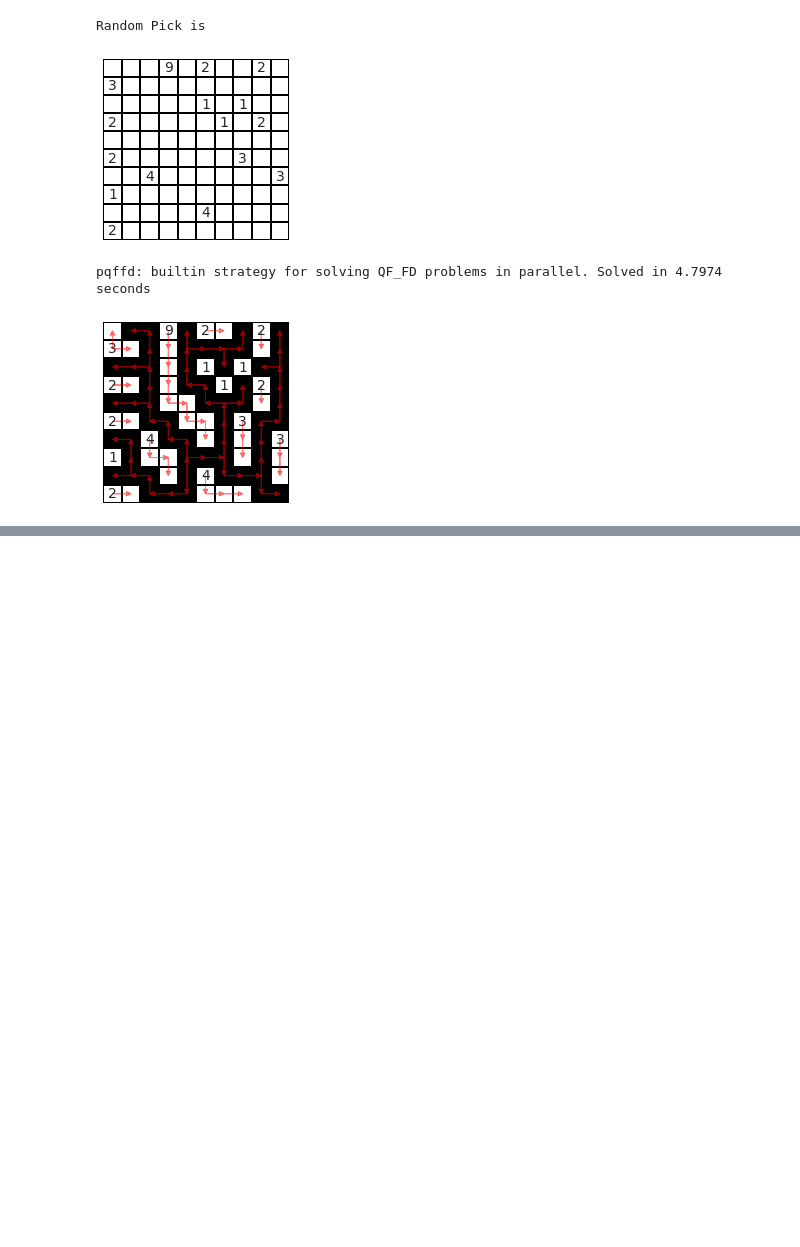
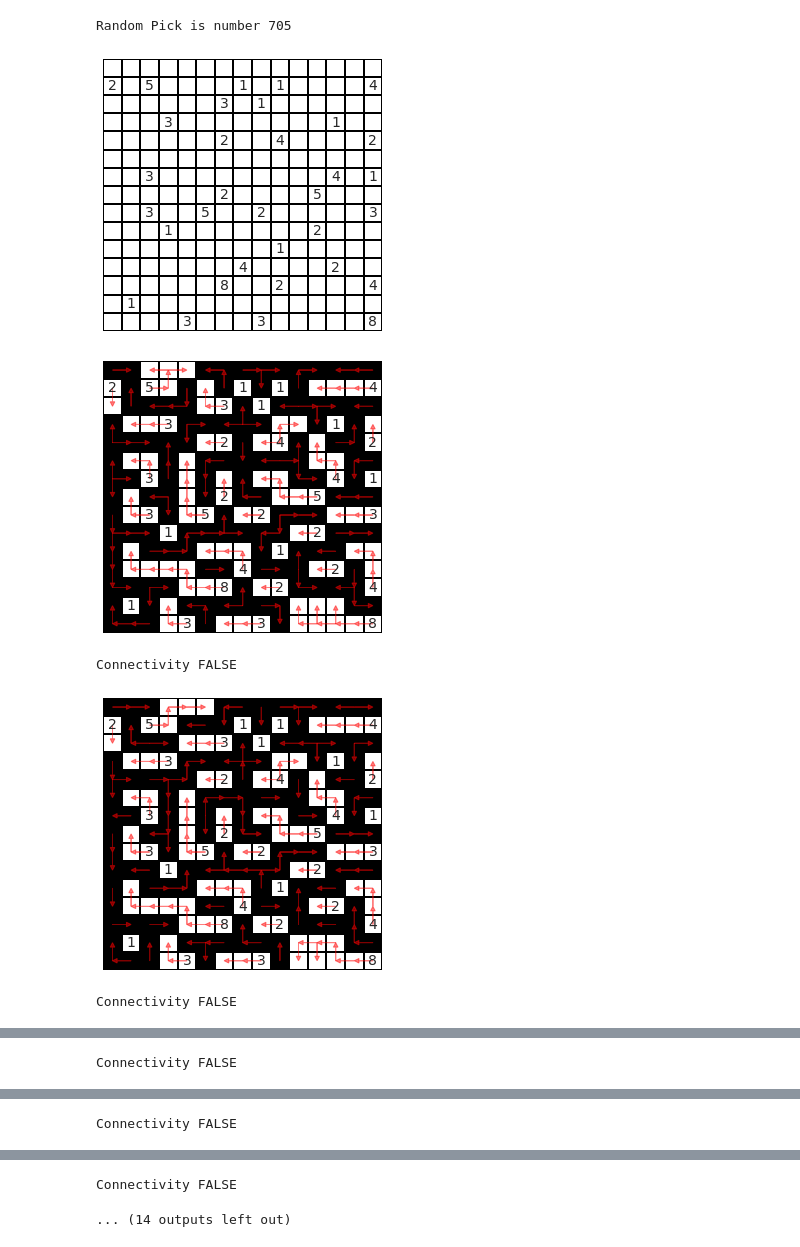
Before and after one commit to gowen100/Public-Code, a Jupyter notebook: Nurikabe.ipynb, the cells around one changed output, grey strips where cells are left out. Drawn from its saved outputs; the diff is of its cells as text; code cells hidden in the pictures; blank space fills up the shorter version.

```diff
--- a/Nurikabe.ipynb
+++ b/Nurikabe.ipynb
@@ -29,7 +29,7 @@ def pr(ans,fix,edge):
     ax.axis("off")
     plt.show()
 # %%
-def sol(fix,tactic):
+def sol(fix,tactic,force_connectivity=True):
     start= time.time()
     N = fix.shape[0]
     C = int(np.sum(fix!=0))
@@ -40,14 +40,13 @@ def sol(fix,tactic):
     X = np.array(IntVector('x', N**2),dtype=object).reshape(N,N)
     # order number in island tree
     Y = np.array(IntVector('y', N**2),dtype=object).reshape(N,N)
-    # order number in sea
-    Z = np.array(IntVector('z', N**2),dtype=object).reshape(N,N)
+
 
 
     # limit the grid values to 0 (black) or the island
     s += [And(e>= 0 ,e <=C) for (i,j),e in np.ndenumerate(X)]
     s += [And(e>= 0 ,e <=int(np.max(fix))) for (i,j),e in np.ndenumerate(Y)]
-    s += [And(e>= 0 ,e <=int(N**2)) for (i,j),e in np.ndenumerate(Z)]
+
 
     # set the island values for each root
     s += [X[a,b] == n+1 for n,[a,b,x] in enumerate(roots)]
@@ -91,7 +90,6 @@ def sol(fix,tactic):
                 s+= Implies(X[i,j] !=0 , Or(Sum([edge[(k,l,i,j)] for (k,l) in neighbours(i,j,N)]) == 1,int(fix[i,j]) !=0))
                 # edges give decreasing numbers for islands
                 s += [Implies(And(X[i,j]!=0,edge[(i,j,k,l)]==1),Y[i,j] > Y[k,l]) for (k,l) in neighbours(i,j,N)]
-                s += [Implies(And(X[i,j]==0,edge[(i,j,k,l)]==1),Z[i,j] > Z[k,l]) for (k,l) in neighbours(i,j,N)]
                 #all cells are connected
                 s += Implies(X[i,j]==0,Or([X[k,l]==0  for k,l in neighbours(i,j,N)]))
                 # zero cells have a feed in or out
@@ -99,52 +97,68 @@ def sol(fix,tactic):
 
     # zero cells have island order zero
     s += [Implies(e==0,Y[i,j]==0) for (i,j),e in np.ndenumerate(X)]
-    s += [Implies(e!=0,Z[i,j]==0) for (i,j),e in np.ndenumerate(X)]
 
-    # only one river cell with no feed in
-    s += PbEq([(And(X[i,j] == 0,Sum([edge[(k,l,i,j)] for (k,l) in neighbours(i,j,N) ]) == 0),1) for i in range(N) for j in range(N)],1)
+    if force_connectivity:
+        print("FORCED")
+        # order number in sea
+        Z = np.array(IntVector('z', N**2),dtype=object).reshape(N,N)
+        #limit sea values
+        s += [And(e>= 0 ,e <=int(N**2-np.sum(fix))) for (i,j),e in np.ndenumerate(Z)]
+        # zero cells have sea order zero
+        s += [Implies(e!=0,Z[i,j]==0) for (i,j),e in np.ndenumerate(X)]
+        # edges give decreasing numbers for sea
+        s += [Implies(And(X[i,j]==0,edge[(i,j,k,l)]==1),Z[i,j] > Z[k,l]) for (k,l) in neighbours(i,j,N)]
+        # only one river cell with no feed in = root
+        s += PbEq([(And(X[i,j] == 0,Sum([edge[(k,l,i,j)] for (k,l) in neighbours(i,j,N) ]) == 0),1) for i in range(N) for j in range(N)],1)
 
     while s.check() == sat:
         m = s.model()
         evalu = np.vectorize(lambda x:m.evaluate(x).as_long())
         r =  evalu(X)
+        pr(r,fix,[i for i in edge if evalu(edge[i]) ==1])
         # check sea connectivity
         if np.max(label(r== 0,connectivity=1)) == 1:
+            print("Connectivity OK")
             print("{}: {} Solved in {:.4f} seconds".format(tactic,tactic_description(tactic),time.time()-start))
-            pr(r,fix,[i for i in edge if evalu(edge[i]) ==1])
             return r
         else:
+            print("Connectivity FALSE")
             s += Or([e!=int(r[i,j]) for (i,j),e in np.ndenumerate(X) ])
     else:
         print("fail")
 # %%
 # pick a random puzzle from ravenguild08's list
 #valid sizes are 5,7,10,12,15,20
 
-size = 10
+size = 15
 
 url = 'https://raw.githubusercontent.com/ravenguild08/nrkb/master/'+str(size)+'x'+str(size)+'.json'
 res = requests.get(url)
 soup = str(BeautifulSoup(res.content, 'html.parser'))
 puzzles = soup.split('\n')
 
-to_solve = np.array(ast.literal_eval(random.choice(puzzles)))
+x = random.randint(0,len(puzzles))
+x = 705
+
+to_solve = np.array(ast.literal_eval(puzzles[x]))
 n = to_solve.shape
 
 #plot the  grid to solve
-print("Random Pick is")
+print("Random Pick is number {}".format(x))
 annot = to_solve.astype('str')
 annot[annot=="0"] =""
 fig,ax = plt.subplots(1,1,figsize=(n[0]/3,n[1]/3))
 ax =sns.heatmap(np.zeros_like(to_solve),annot=annot,cbar=False,cmap="Greys",fmt="",linewidths=1,annot_kws={"size":14},linecolor='k')
 ax.axis("off")
 plt.show()
 
 
 #then solve
-_ = sol(to_solve,"pqffd")
+_ = sol(to_solve,"pqffd",force_connectivity=False)
 # %% [output]
-Random Pick is
+Random Pick is number 705
-[figure, old version]
+[figure, new version]
+[figure, new version]
-pqffd: builtin strategy for solving QF_FD problems in parallel. Solved in 4.7974 seconds
+Connectivity FALSE
-[figure, old version]
+[figure, added]
+Connectivity FALSE
@@ -150,0 +166 @@ pqffd: builtin strategy for solving QF_FD problems in parallel. Solved in 4.7974
+Connectivity FALSE
@@ -150,0 +168 @@ pqffd: builtin strategy for solving QF_FD problems in parallel. Solved in 4.7974
+Connectivity FALSE
@@ -151,3 +170,5 @@ pqffd: builtin strategy for solving QF_FD problems in parallel. Solved in 4.7974
+Connectivity FALSE
+... (14 outputs left out)
 # %%
 fix= np.array([[0, 0, 0, 0, 0, 0],
                [0, 0, 0, 0, 0, 5],
```
Also changed, not shown: parts of 5 cells of this notebook.
